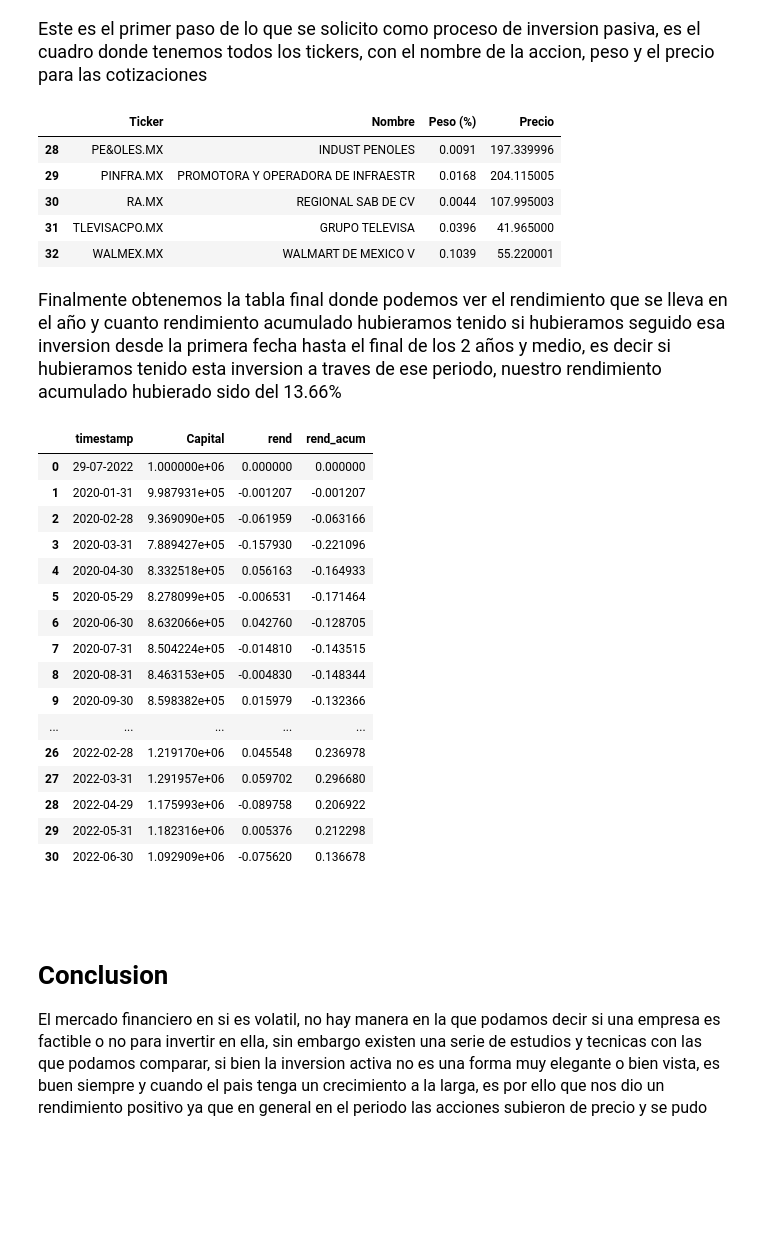
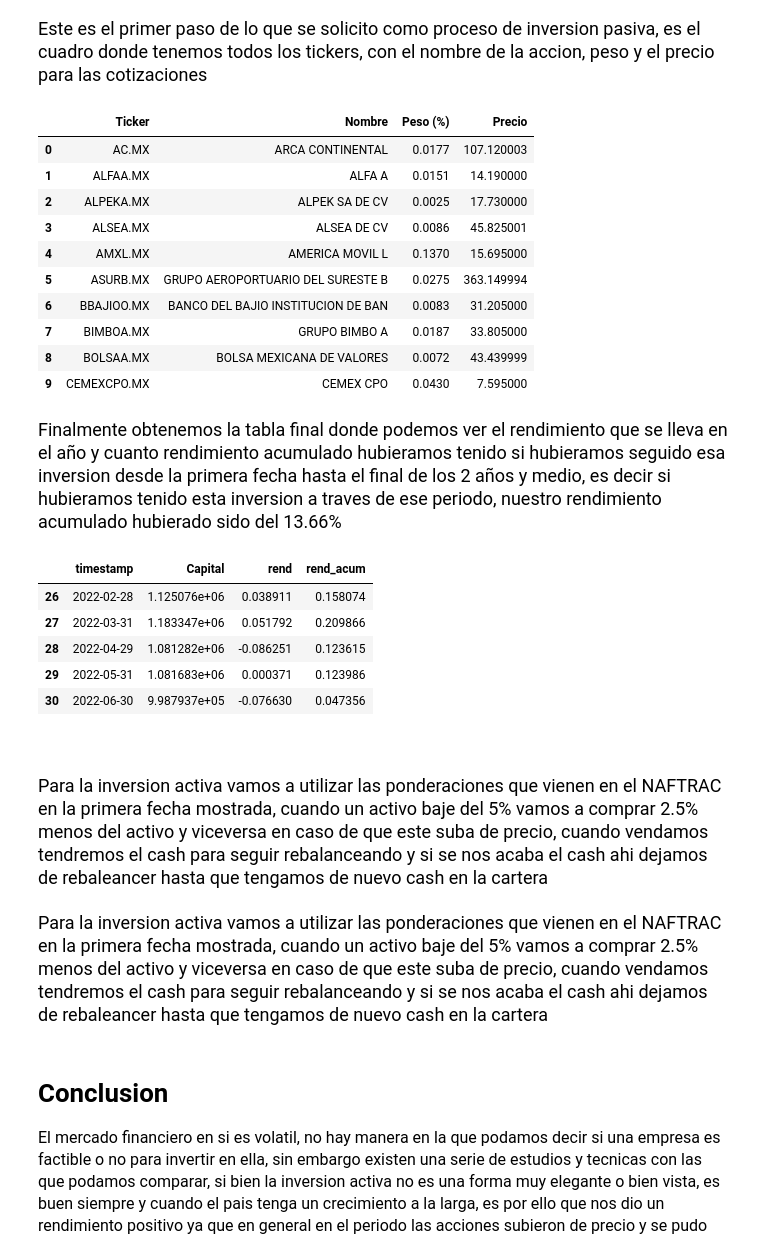
Before and after one commit to Marcoif/Laboratorio-1-Inversion-del-capital, a Jupyter notebook: notebook.ipynb, the cells around one changed output. Drawn from its saved outputs; the diff is of its cells as text; code cells hidden in the pictures; blank space fills up the shorter version.

Commit message:
Inversion activa
Aqui resolvi un poco la parte de inversion activa no lo logre hacer todo

```diff
--- a/notebook.ipynb
+++ b/notebook.ipynb
@@ -194,36 +212,30 @@ clean_prices.head()
 <font size = 4> Este es el primer paso de lo que se solicito como proceso de inversion pasiva, es el cuadro donde tenemos todos los tickers, con el nombre de la accion, peso y el precio para las cotizaciones
 # %%
 pos_datos = fn.pasiva_ini(data_archivos=dt.data_archivos, dates_list=dates_list, precios=clean_prices)
-pos_datos.tail()
+pos_datos.head(10)
 # %% [output]
 |  | Ticker | Nombre | Peso (%) | Precio |
-| 28 | PE&OLES.MX | INDUST PENOLES | 0.0091 | 197.339996 |
-| 29 | PINFRA.MX | PROMOTORA Y OPERADORA DE INFRAESTR | 0.0168 | 204.115005 |
-| 30 | RA.MX | REGIONAL SAB DE CV | 0.0044 | 107.995003 |
-| 31 | TLEVISACPO.MX | GRUPO TELEVISA | 0.0396 | 41.965000 |
-| 32 | WALMEX.MX | WALMART DE MEXICO V | 0.1039 | 55.220001 |
+| 0 | AC.MX | ARCA CONTINENTAL | 0.0177 | 107.120003 |
+| 1 | ALFAA.MX | ALFA A | 0.0151 | 14.190000 |
+| 2 | ALPEKA.MX | ALPEK SA DE CV | 0.0025 | 17.730000 |
+| 3 | ALSEA.MX | ALSEA DE CV | 0.0086 | 45.825001 |
+| 4 | AMXL.MX | AMERICA MOVIL L | 0.1370 | 15.695000 |
+| 5 | ASURB.MX | GRUPO AEROPORTUARIO DEL SURESTE B | 0.0275 | 363.149994 |
+| 6 | BBAJIOO.MX | BANCO DEL BAJIO INSTITUCION DE BAN | 0.0083 | 31.205000 |
+| 7 | BIMBOA.MX | GRUPO BIMBO A | 0.0187 | 33.805000 |
+| 8 | BOLSAA.MX | BOLSA MEXICANA DE VALORES | 0.0072 | 43.439999 |
+| 9 | CEMEXCPO.MX | CEMEX CPO | 0.0430 | 7.595000 |
 # %% [markdown]
 <font size = 4>  Finalmente obtenemos la tabla final donde podemos ver el rendimiento que se lleva en el año y cuanto rendimiento acumulado hubieramos tenido si hubieramos seguido esa inversion desde la primera fecha hasta el final de los 2 años y medio, es decir si hubieramos tenido esta inversion a traves de ese periodo, nuestro rendimiento acumulado hubierado sido del 13.66%
 # %%
 results=fn.inv_pasiva(pos_datos, dates_list, clean_prices)
-results
+results.tail()
 # %% [output]
 |  | timestamp | Capital | rend | rend_acum |
-| 0 | 29-07-2022 | 1.000000e+06 | 0.000000 | 0.000000 |
-| 1 | 2020-01-31 | 9.987931e+05 | -0.001207 | -0.001207 |
-| 2 | 2020-02-28 | 9.369090e+05 | -0.061959 | -0.063166 |
-| 3 | 2020-03-31 | 7.889427e+05 | -0.157930 | -0.221096 |
-| 4 | 2020-04-30 | 8.332518e+05 | 0.056163 | -0.164933 |
-| 5 | 2020-05-29 | 8.278099e+05 | -0.006531 | -0.171464 |
-| 6 | 2020-06-30 | 8.632066e+05 | 0.042760 | -0.128705 |
-| 7 | 2020-07-31 | 8.504224e+05 | -0.014810 | -0.143515 |
-| 8 | 2020-08-31 | 8.463153e+05 | -0.004830 | -0.148344 |
-| 9 | 2020-09-30 | 8.598382e+05 | 0.015979 | -0.132366 |
-| ... | ... | ... | ... | ... |
-| 26 | 2022-02-28 | 1.219170e+06 | 0.045548 | 0.236978 |
-| 27 | 2022-03-31 | 1.291957e+06 | 0.059702 | 0.296680 |
-| 28 | 2022-04-29 | 1.175993e+06 | -0.089758 | 0.206922 |
-| 29 | 2022-05-31 | 1.182316e+06 | 0.005376 | 0.212298 |
-| 30 | 2022-06-30 | 1.092909e+06 | -0.075620 | 0.136678 |
+| 26 | 2022-02-28 | 1.125076e+06 | 0.038911 | 0.158074 |
+| 27 | 2022-03-31 | 1.183347e+06 | 0.051792 | 0.209866 |
+| 28 | 2022-04-29 | 1.081282e+06 | -0.086251 | 0.123615 |
+| 29 | 2022-05-31 | 1.081683e+06 | 0.000371 | 0.123986 |
+| 30 | 2022-06-30 | 9.987937e+05 | -0.076630 | 0.047356 |
 # %% [markdown]
 <br>
@@ -229,0 +244,2 @@ results
+# %% [markdown]
+<font size = 4>  Para la inversion activa vamos a utilizar las ponderaciones que vienen en el NAFTRAC en la primera fecha mostrada, cuando un activo baje del 5% vamos a comprar 2.5% menos del activo y viceversa en caso de que este suba de precio, cuando vendamos tendremos el cash para seguir rebalanceando y si se nos acaba el cash ahi dejamos de rebaleancer hasta que tengamos de nuevo cash en la cartera
@@ -229,0 +249,2 @@ results
+# %% [markdown]
+<font size = 4>  Para la inversion activa vamos a utilizar las ponderaciones que vienen en el NAFTRAC en la primera fecha mostrada, cuando un activo baje del 5% vamos a comprar 2.5% menos del activo y viceversa en caso de que este suba de precio, cuando vendamos tendremos el cash para seguir rebalanceando y si se nos acaba el cash ahi dejamos de rebaleancer hasta que tengamos de nuevo cash en la cartera
```
Also changed, not shown: parts of 8 cells of this notebook, 3 other files.
